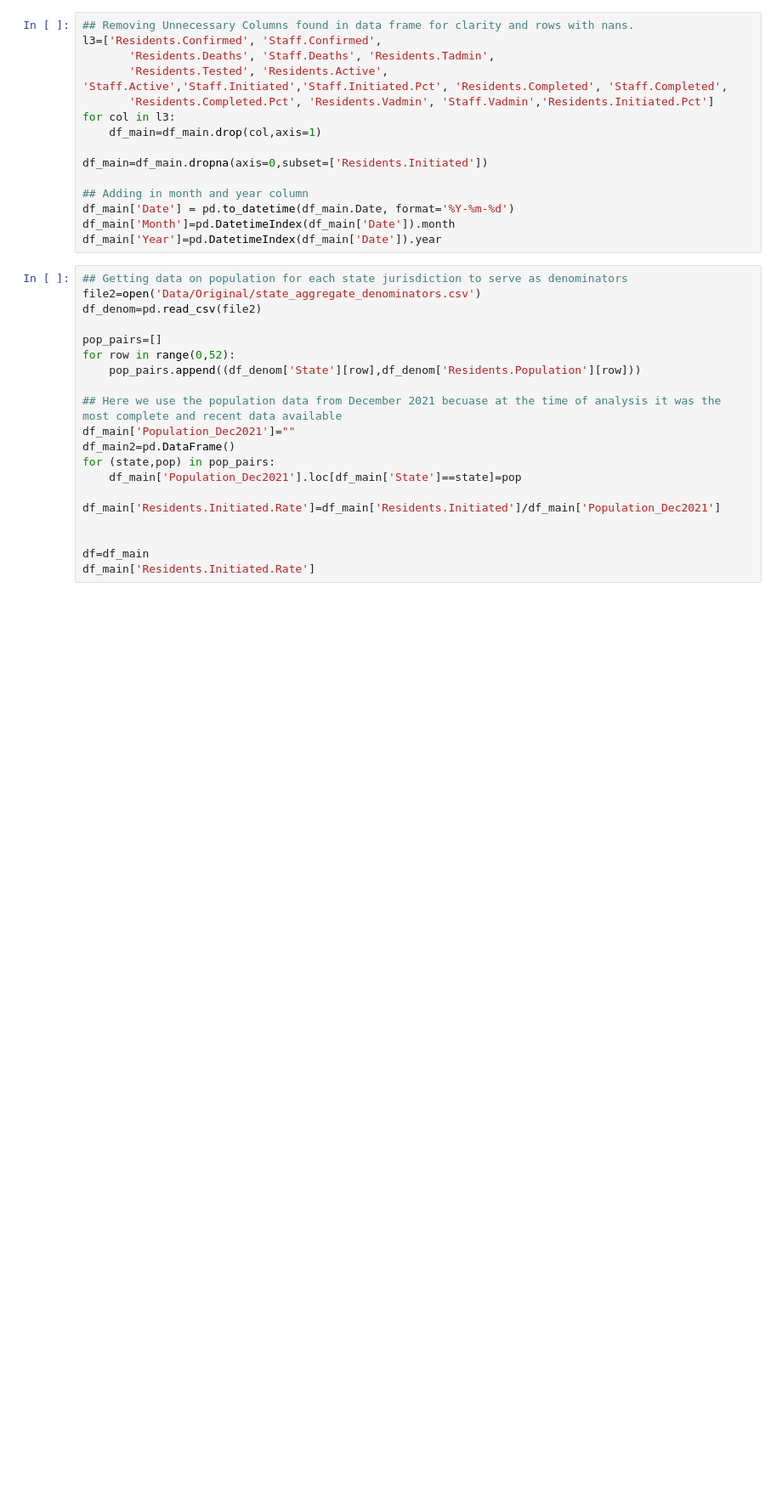
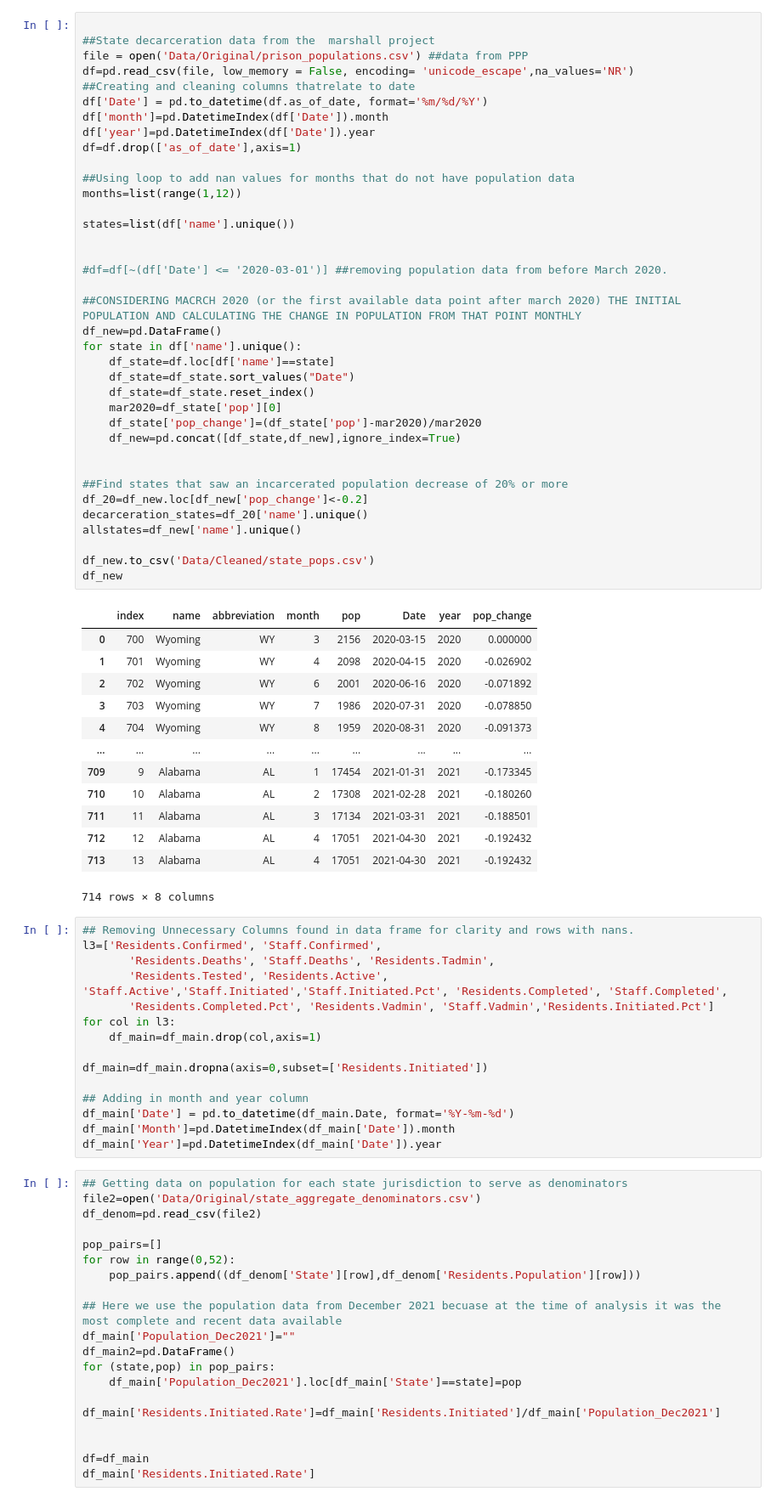
Before and after one commit to bansallab/incarcerated_vacc, a Jupyter notebook: vaccination_data_cleaning.ipynb, the cells around one changed output. Shown: that part at 85% size. Cells and saved outputs as stored; diff of their text form; blank space fills up the shorter version.

```diff
--- a/vaccination_data_cleaning.ipynb
+++ b/vaccination_data_cleaning.ipynb
@@ -22,6 +22,57 @@ array(['Alabama', 'Alaska', 'Arizona', 'California', 'Colorado',
        'North Dakota', 'Ohio', 'Pennsylvania', 'South Carolina',
        'Virginia', 'Washington', 'West Virginia', 'Wisconsin'],
       dtype=object)
+# %%
+
+##State decarceration data from the  marshall project
+file = open('Data/Original/prison_populations.csv') ##data from PPP
+df=pd.read_csv(file, low_memory = False, encoding= 'unicode_escape',na_values='NR')
+##Creating and cleaning columns thatrelate to date
+df['Date'] = pd.to_datetime(df.as_of_date, format='%m/%d/%Y')
+df['month']=pd.DatetimeIndex(df['Date']).month
+df['year']=pd.DatetimeIndex(df['Date']).year
+df=df.drop(['as_of_date'],axis=1)
+
+##Using loop to add nan values for months that do not have population data
+months=list(range(1,12))
+
+states=list(df['name'].unique())
+
+
+#df=df[~(df['Date'] <= '2020-03-01')] ##removing population data from before March 2020.
+
+##CONSIDERING MACRCH 2020 (or the first available data point after march 2020) THE INITIAL POPULATION AND CALCULATING THE CHANGE IN POPULATION FROM THAT POINT MONTHLY
+df_new=pd.DataFrame()
+for state in df['name'].unique():
+    df_state=df.loc[df['name']==state]
+    df_state=df_state.sort_values("Date")
+    df_state=df_state.reset_index()
+    mar2020=df_state['pop'][0]
+    df_state['pop_change']=(df_state['pop']-mar2020)/mar2020
+    df_new=pd.concat([df_state,df_new],ignore_index=True)
+
+
+##Find states that saw an incarcerated population decrease of 20% or more
+df_20=df_new.loc[df_new['pop_change']<-0.2]
+decarceration_states=df_20['name'].unique()
+allstates=df_new['name'].unique()
+
+df_new.to_csv('Data/Cleaned/state_pops.csv')
+df_new
+# %% [output]
+|  | index | name | abbreviation | month | pop | Date | year | pop_change |
+| 0 | 700 | Wyoming | WY | 3 | 2156 | 2020-03-15 | 2020 | 0.000000 |
+| 1 | 701 | Wyoming | WY | 4 | 2098 | 2020-04-15 | 2020 | -0.026902 |
+| 2 | 702 | Wyoming | WY | 6 | 2001 | 2020-06-16 | 2020 | -0.071892 |
+| 3 | 703 | Wyoming | WY | 7 | 1986 | 2020-07-31 | 2020 | -0.078850 |
+| 4 | 704 | Wyoming | WY | 8 | 1959 | 2020-08-31 | 2020 | -0.091373 |
+| ... | ... | ... | ... | ... | ... | ... | ... | ... |
+| 709 | 9 | Alabama | AL | 1 | 17454 | 2021-01-31 | 2021 | -0.173345 |
+| 710 | 10 | Alabama | AL | 2 | 17308 | 2021-02-28 | 2021 | -0.180260 |
+| 711 | 11 | Alabama | AL | 3 | 17134 | 2021-03-31 | 2021 | -0.188501 |
+| 712 | 12 | Alabama | AL | 4 | 17051 | 2021-04-30 | 2021 | -0.192432 |
+| 713 | 13 | Alabama | AL | 4 | 17051 | 2021-04-30 | 2021 | -0.192432 |
+714 rows × 8 columns
 # %%
 ## Removing Unnecessary Columns found in data frame for clarity and rows with nans.
 l3=['Residents.Confirmed', 'Staff.Confirmed',
```
Also changed, not shown: parts of 1 cell of this notebook.
